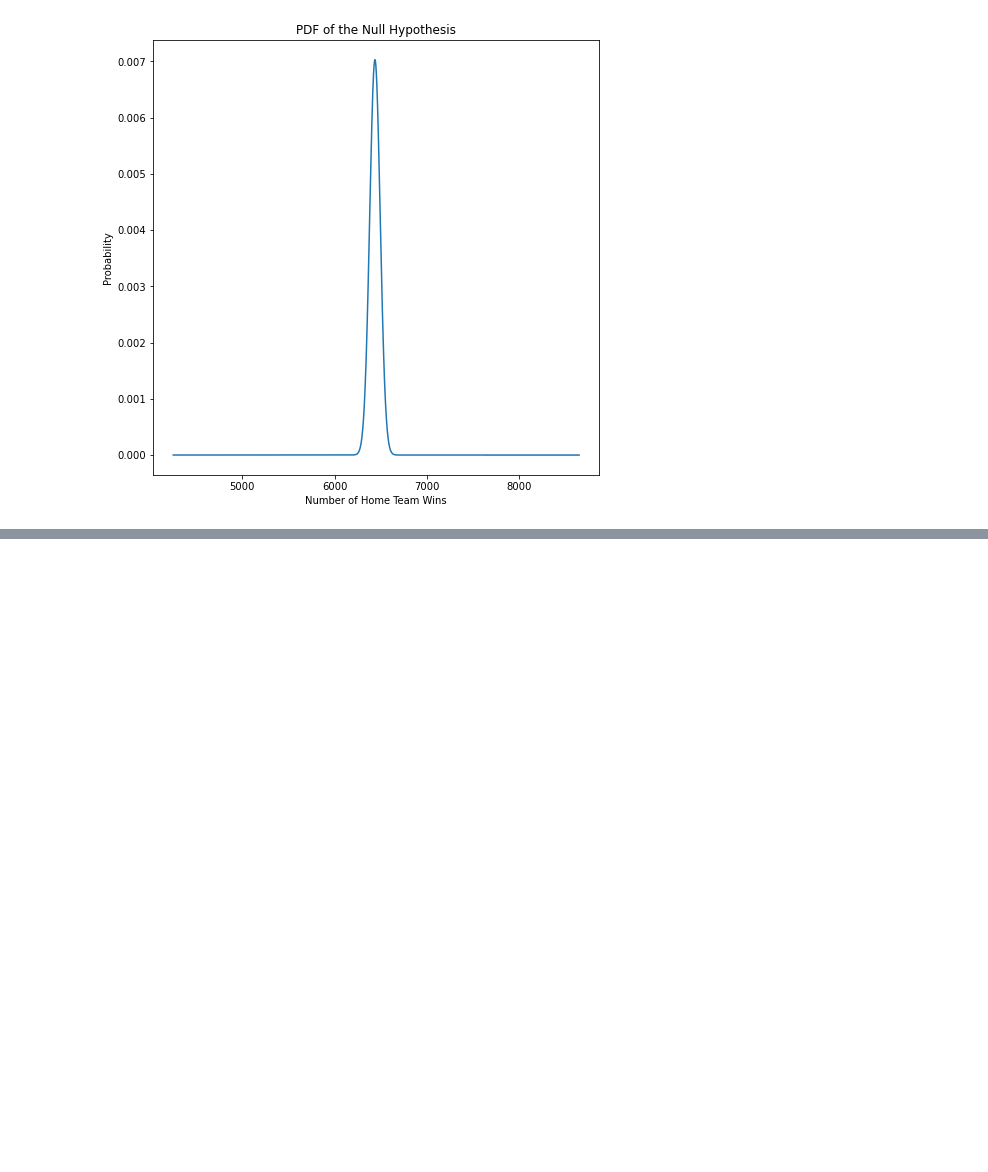
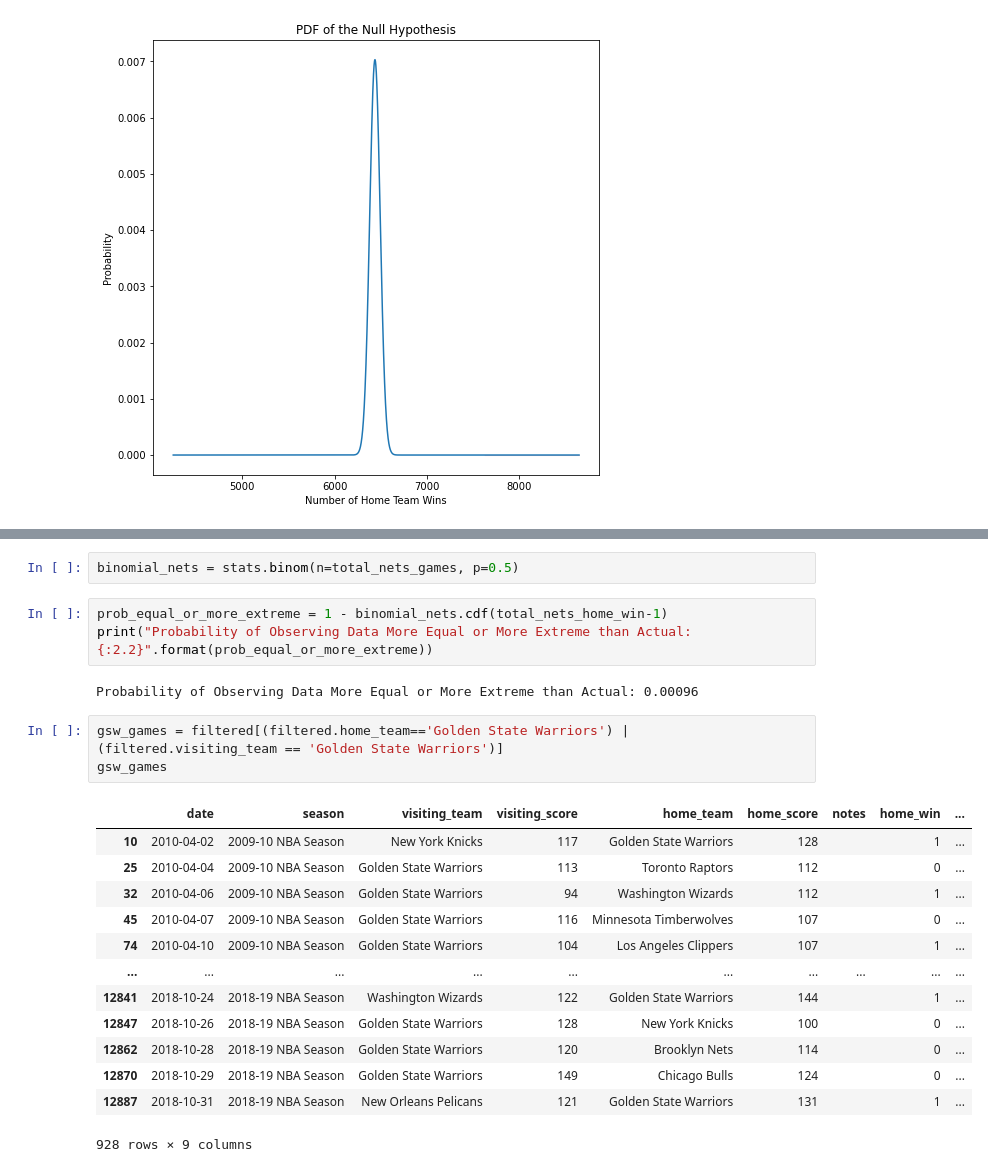
Before and after one commit to wjlau/Capstone1-Proposal, a Jupyter notebook: Basketball_Dataset.ipynb, the cells around one changed output, grey strips where cells are left out. Drawn from its saved outputs; the diff is of its cells as text; blank space fills up the shorter version.

```diff
--- a/Basketball_Dataset.ipynb
+++ b/Basketball_Dataset.ipynb
@@ -327,0 +330,24 @@ examples
+# %%
+binomial_nets = stats.binom(n=total_nets_games, p=0.5)
+# %%
+prob_equal_or_more_extreme = 1 - binomial_nets.cdf(total_nets_home_win-1)
+print("Probability of Observing Data More Equal or More Extreme than Actual: {:2.2}".format(prob_equal_or_more_extreme))
+# %% [output]
+Probability of Observing Data More Equal or More Extreme than Actual: 0.00096
+# %%
+gsw_games = filtered[(filtered.home_team=='Golden State Warriors') | (filtered.visiting_team == 'Golden State Warriors')]
+gsw_games
+# %% [output]
+|  | date | season | visiting_team | visiting_score | home_team | home_score | notes | home_win | ... |
+| 10 | 2010-04-02 | 2009-10 NBA Season | New York Knicks | 117 | Golden State Warriors | 128 |  | 1 | ... |
+| 25 | 2010-04-04 | 2009-10 NBA Season | Golden State Warriors | 113 | Toronto Raptors | 112 |  | 0 | ... |
+| 32 | 2010-04-06 | 2009-10 NBA Season | Golden State Warriors | 94 | Washington Wizards | 112 |  | 1 | ... |
+| 45 | 2010-04-07 | 2009-10 NBA Season | Golden State Warriors | 116 | Minnesota Timberwolves | 107 |  | 0 | ... |
+| 74 | 2010-04-10 | 2009-10 NBA Season | Golden State Warriors | 104 | Los Angeles Clippers | 107 |  | 1 | ... |
+| ... | ... | ... | ... | ... | ... | ... | ... | ... | ... |
+| 12841 | 2018-10-24 | 2018-19 NBA Season | Washington Wizards | 122 | Golden State Warriors | 144 |  | 1 | ... |
+| 12847 | 2018-10-26 | 2018-19 NBA Season | Golden State Warriors | 128 | New York Knicks | 100 |  | 0 | ... |
+| 12862 | 2018-10-28 | 2018-19 NBA Season | Golden State Warriors | 120 | Brooklyn Nets | 114 |  | 0 | ... |
+| 12870 | 2018-10-29 | 2018-19 NBA Season | Golden State Warriors | 149 | Chicago Bulls | 124 |  | 0 | ... |
+| 12887 | 2018-10-31 | 2018-19 NBA Season | New Orleans Pelicans | 121 | Golden State Warriors | 131 |  | 1 | ... |
+928 rows × 9 columns
```
Also changed, not shown: parts of 21 cells of this notebook.
